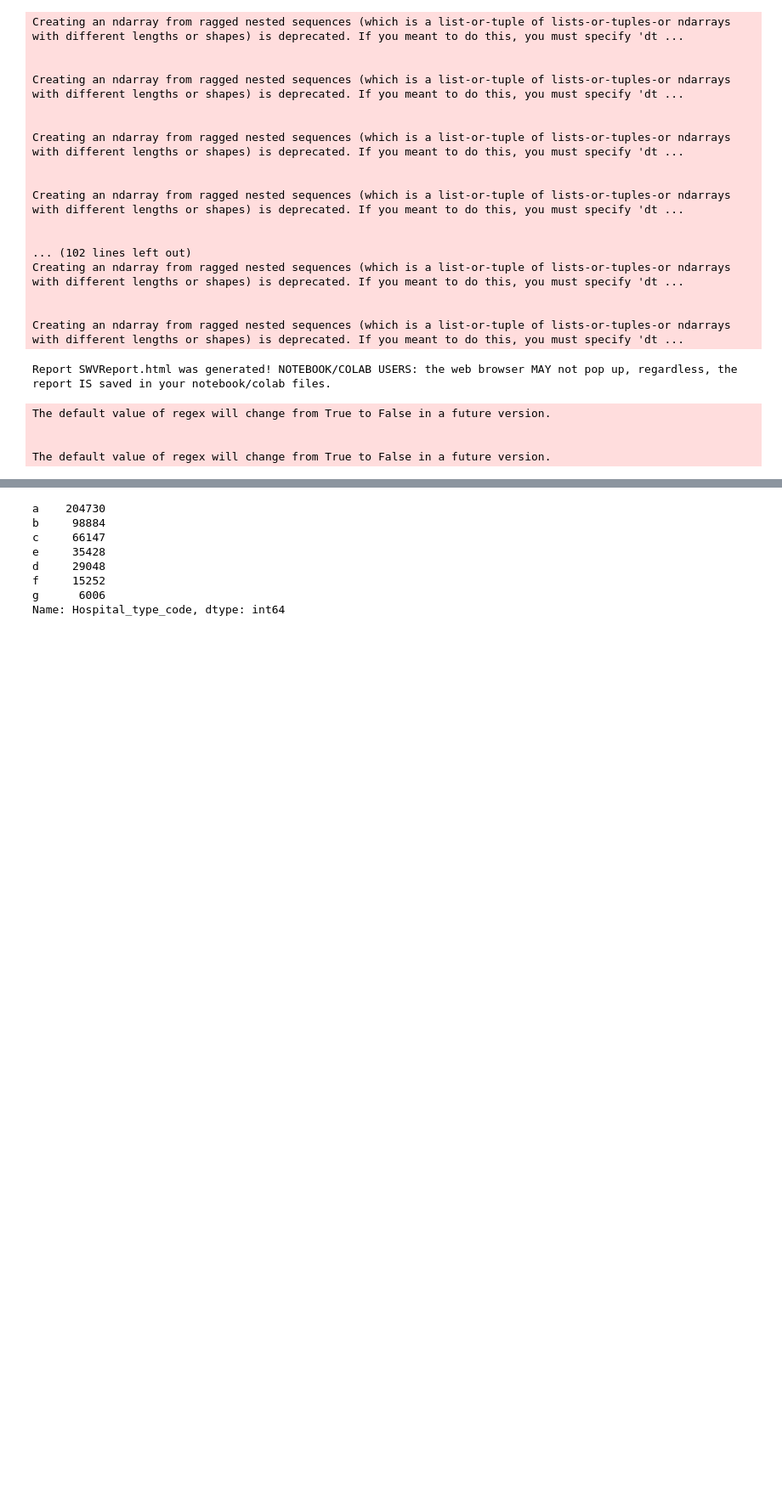
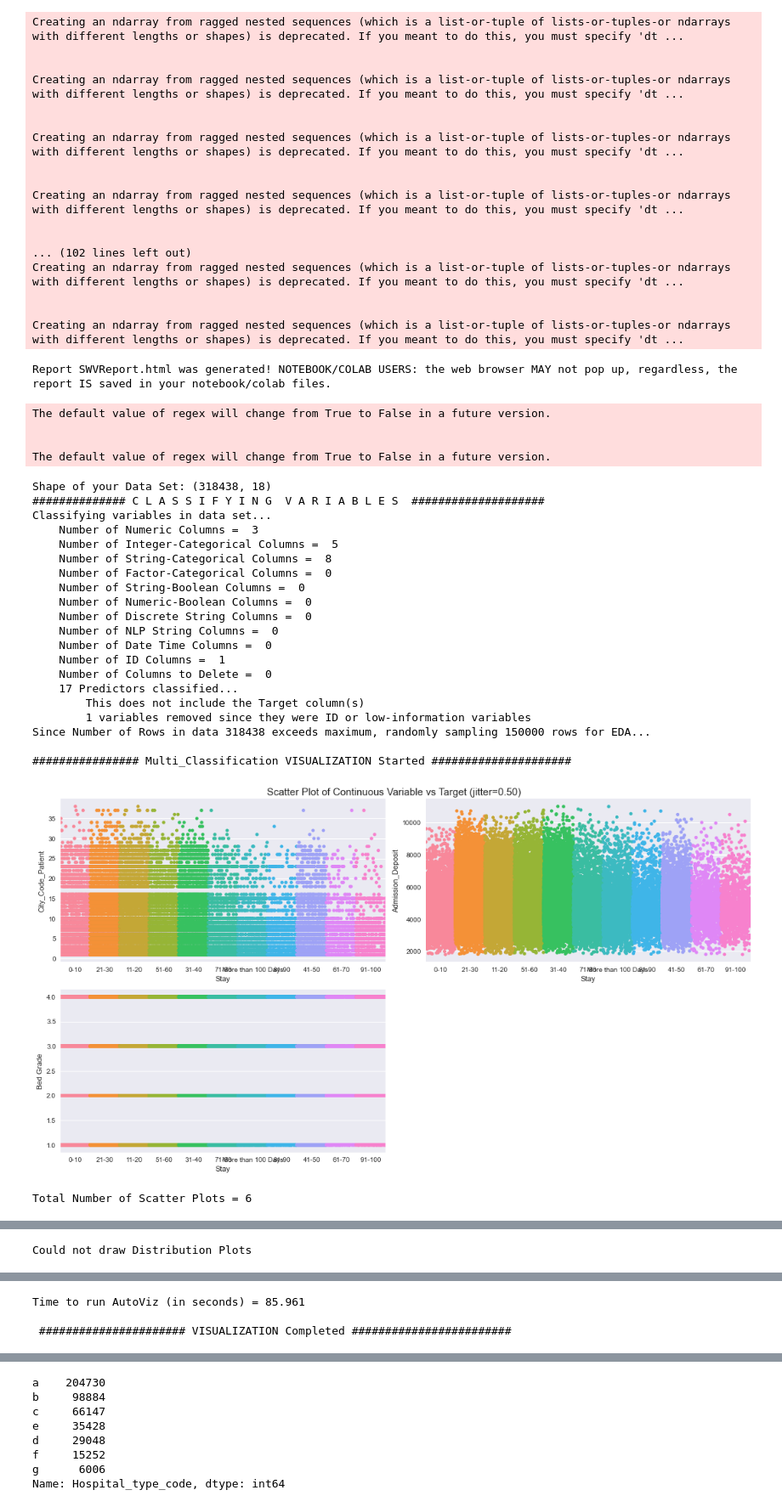
Before and after one commit to Thangasami/HospitalStayPrediction, a Jupyter notebook: EDA.ipynb, the cells around one changed output, grey strips where cells are left out. Shown at 85% size. Cells and saved outputs as stored; diff of their text form; code cells hidden in the pictures; blank space fills up the shorter version.

```diff
--- a/EDA.ipynb
+++ b/EDA.ipynb
@@ -78,0 +90,40 @@ The default value of regex will change from True to False in a future version.
+# %%
+av = AutoViz_Class()
+# %%
+filename = "train.csv"
+sep = ","
+dft = av.AutoViz(
+    filename,
+    sep=",",
+    depVar="Stay",
+    dfte=None,
+    header=0,
+    verbose=0,
+    lowess=False,
+    chart_format="svg",
+    max_rows_analyzed=150000,
+    max_cols_analyzed=30,
+)
+# %% [output]
+Shape of your Data Set: (318438, 18)
+############## C L A S S I F Y I N G  V A R I A B L E S  ####################
+Classifying variables in data set...
+    Number of Numeric Columns =  3
+    Number of Integer-Categorical Columns =  5
+    Number of String-Categorical Columns =  8
+    Number of Factor-Categorical Columns =  0
+    Number of String-Boolean Columns =  0
+    Number of Numeric-Boolean Columns =  0
+    Number of Discrete String Columns =  0
+    Number of NLP String Columns =  0
+    Number of Date Time Columns =  0
+    Number of ID Columns =  1
+    Number of Columns to Delete =  0
+    17 Predictors classified...
+        This does not include the Target column(s)
+        1 variables removed since they were ID or low-information variables
+Since Number of Rows in data 318438 exceeds maximum, randomly sampling 150000 rows for EDA...
+
+################ Multi_Classification VISUALIZATION Started #####################
+[figure, added]
+Total Number of Scatter Plots = 6
@@ -78,0 +131 @@ The default value of regex will change from True to False in a future version.
+Could not draw Distribution Plots
@@ -78,0 +137,3 @@ The default value of regex will change from True to False in a future version.
+Time to run AutoViz (in seconds) = 85.961
+
+ ###################### VISUALIZATION Completed ########################
```
Also changed, not shown: parts of 55 cells of this notebook, 2 other files.
